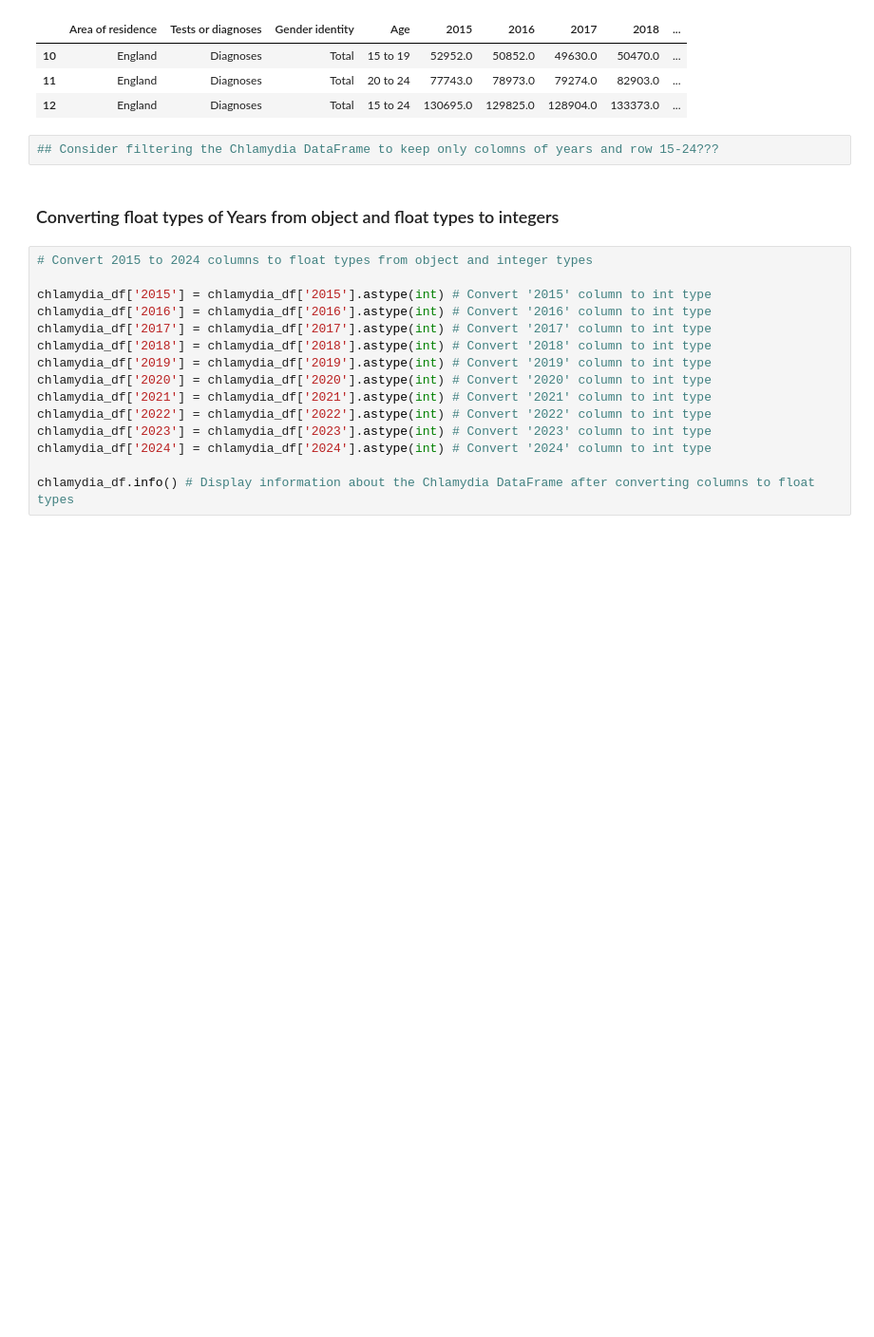
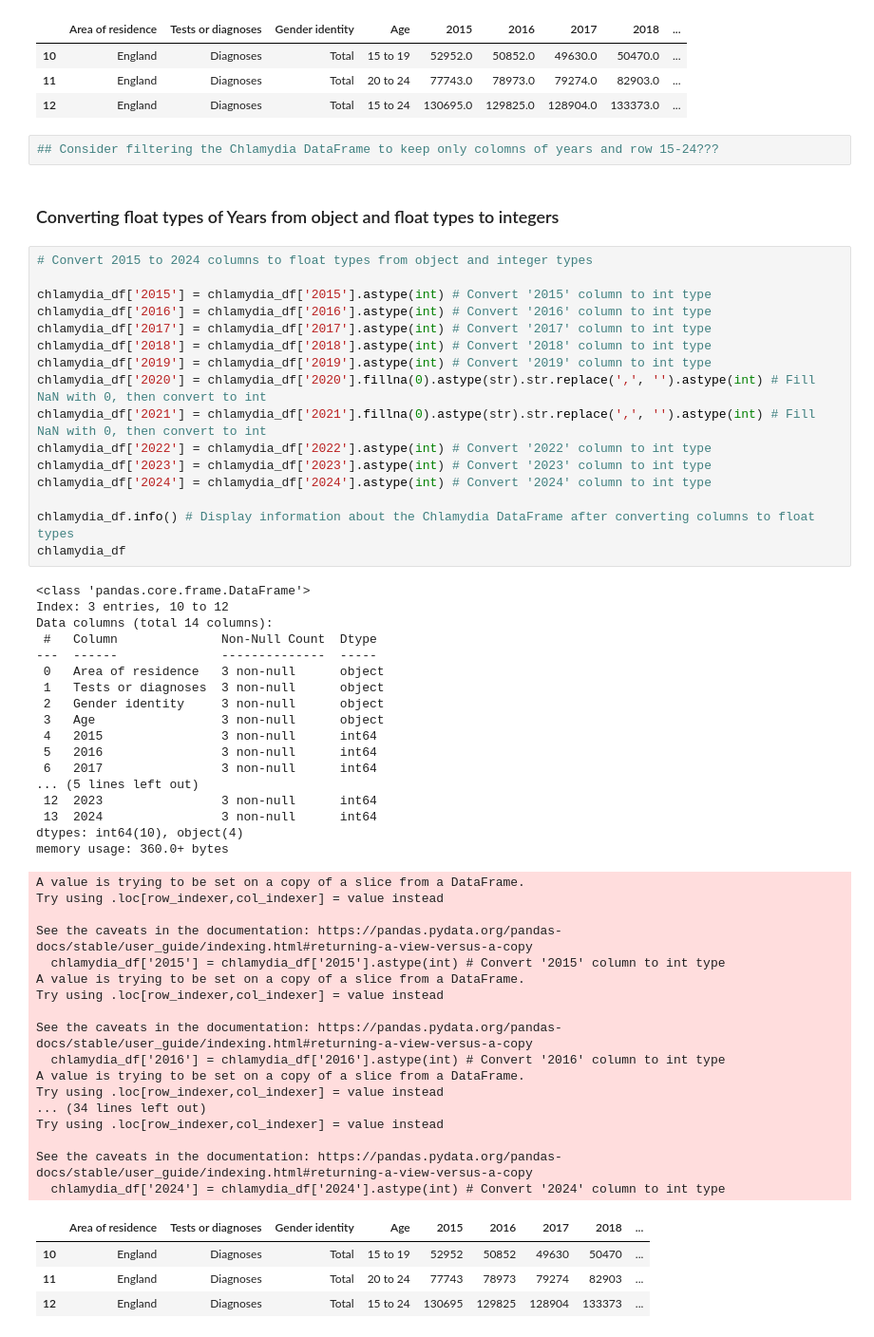
Before and after one commit to KiaraMartin/Final_Project_for_Peckham_DAZ_Introduction_to_Data_Science, a Jupyter notebook: Final_Project_V1.ipynb, the cells around one changed output. Shown: that part at 95% size. Saved outputs shown, nothing was run; the diff lists cells and outputs as text; blank space fills up the shorter version.

Commit message:
Chlamydia Data cleaning corrected

```diff
--- a/Final_Project_V1.ipynb
+++ b/Final_Project_V1.ipynb
@@ -564,15 +564,55 @@ chlamydia_df # Display the first few rows of the Chlamydia DataFrame after filte
 # %%
 # Convert 2015 to 2024 columns to float types from object and integer types
 
 chlamydia_df['2015'] = chlamydia_df['2015'].astype(int) # Convert '2015' column to int type
 chlamydia_df['2016'] = chlamydia_df['2016'].astype(int) # Convert '2016' column to int type
 chlamydia_df['2017'] = chlamydia_df['2017'].astype(int) # Convert '2017' column to int type
 chlamydia_df['2018'] = chlamydia_df['2018'].astype(int) # Convert '2018' column to int type
 chlamydia_df['2019'] = chlamydia_df['2019'].astype(int) # Convert '2019' column to int type
-chlamydia_df['2020'] = chlamydia_df['2020'].astype(int) # Convert '2020' column to int type
-chlamydia_df['2021'] = chlamydia_df['2021'].astype(int) # Convert '2021' column to int type
+chlamydia_df['2020'] = chlamydia_df['2020'].fillna(0).astype(str).str.replace(',', '').astype(int) # Fill NaN with 0, then convert to int
+chlamydia_df['2021'] = chlamydia_df['2021'].fillna(0).astype(str).str.replace(',', '').astype(int) # Fill NaN with 0, then convert to int
 chlamydia_df['2022'] = chlamydia_df['2022'].astype(int) # Convert '2022' column to int type
 chlamydia_df['2023'] = chlamydia_df['2023'].astype(int) # Convert '2023' column to int type
 chlamydia_df['2024'] = chlamydia_df['2024'].astype(int) # Convert '2024' column to int type
 
 chlamydia_df.info() # Display information about the Chlamydia DataFrame after converting columns to float types
+chlamydia_df
+# %% [output]
+<class 'pandas.core.frame.DataFrame'>
+Index: 3 entries, 10 to 12
+Data columns (total 14 columns):
+ #   Column              Non-Null Count  Dtype
+---  ------              --------------  -----
+ 0   Area of residence   3 non-null      object
+ 1   Tests or diagnoses  3 non-null      object
+ 2   Gender identity     3 non-null      object
+ 3   Age                 3 non-null      object
+ 4   2015                3 non-null      int64
+ 5   2016                3 non-null      int64
+ 6   2017                3 non-null      int64
+... (5 lines left out)
+ 12  2023                3 non-null      int64
+ 13  2024                3 non-null      int64
+dtypes: int64(10), object(4)
+memory usage: 360.0+ bytes
+A value is trying to be set on a copy of a slice from a DataFrame.
+Try using .loc[row_indexer,col_indexer] = value instead
+
+See the caveats in the documentation: https://pandas.pydata.org/pandas-docs/stable/user_guide/indexing.html#returning-a-view-versus-a-copy
+  chlamydia_df['2015'] = chlamydia_df['2015'].astype(int) # Convert '2015' column to int type
+A value is trying to be set on a copy of a slice from a DataFrame.
+Try using .loc[row_indexer,col_indexer] = value instead
+
+See the caveats in the documentation: https://pandas.pydata.org/pandas-docs/stable/user_guide/indexing.html#returning-a-view-versus-a-copy
+  chlamydia_df['2016'] = chlamydia_df['2016'].astype(int) # Convert '2016' column to int type
+A value is trying to be set on a copy of a slice from a DataFrame.
+Try using .loc[row_indexer,col_indexer] = value instead
+... (34 lines left out)
+Try using .loc[row_indexer,col_indexer] = value instead
+
+See the caveats in the documentation: https://pandas.pydata.org/pandas-docs/stable/user_guide/indexing.html#returning-a-view-versus-a-copy
+  chlamydia_df['2024'] = chlamydia_df['2024'].astype(int) # Convert '2024' column to int type
+|  | Area of residence | Tests or diagnoses | Gender identity | Age | 2015 | 2016 | 2017 | 2018 | ... |
+| 10 | England | Diagnoses | Total | 15 to 19 | 52952 | 50852 | 49630 | 50470 | ... |
+| 11 | England | Diagnoses | Total | 20 to 24 | 77743 | 78973 | 79274 | 82903 | ... |
+| 12 | England | Diagnoses | Total | 15 to 24 | 130695 | 129825 | 128904 | 133373 | ... |
```
